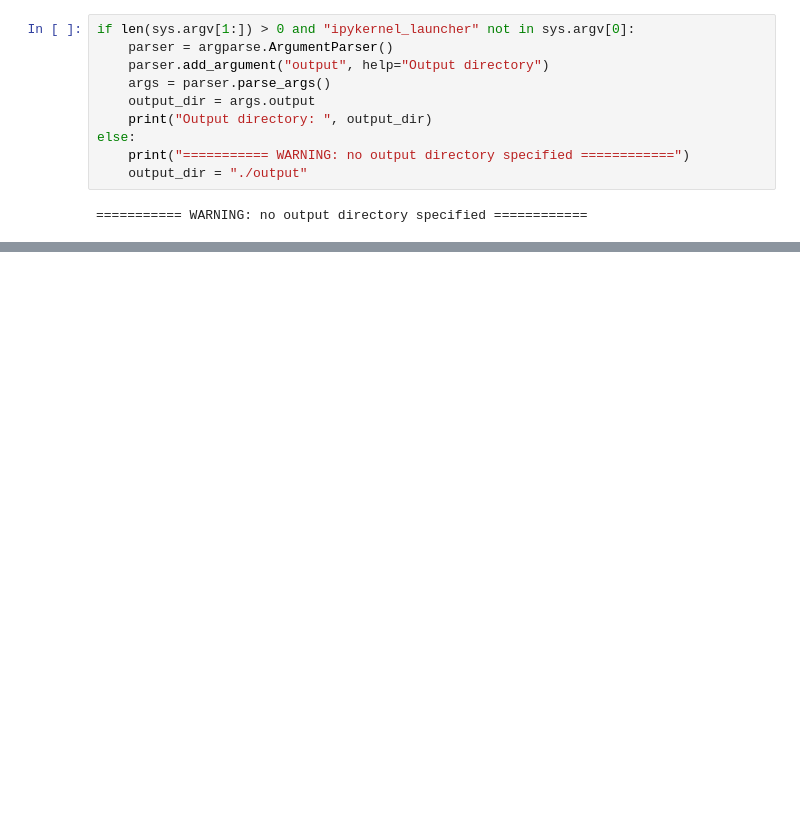
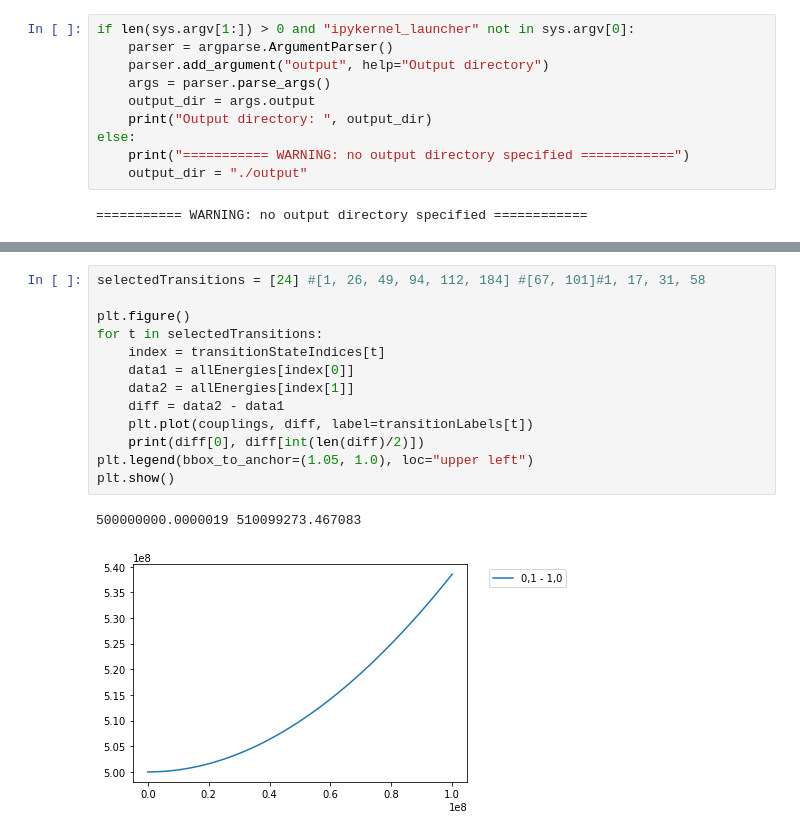
Before and after one commit to alex-simm/c3, a Jupyter notebook: two_transmons_energies.ipynb, the cells around one changed output, grey strips where cells are left out. Drawn from its saved outputs; the diff is of its cells as text; blank space fills up the shorter version.

```diff
--- a/two_transmons_energies.ipynb
+++ b/two_transmons_energies.ipynb
@@ -248,0 +264,16 @@ plt.tight_layout()
+# %%
+selectedTransitions = [24] #[1, 26, 49, 94, 112, 184] #[67, 101]#1, 17, 31, 58
+
+plt.figure()
+for t in selectedTransitions:
+    index = transitionStateIndices[t]
+    data1 = allEnergies[index[0]]
+    data2 = allEnergies[index[1]]
+    diff = data2 - data1
+    plt.plot(couplings, diff, label=transitionLabels[t])
+    print(diff[0], diff[int(len(diff)/2)])
+plt.legend(bbox_to_anchor=(1.05, 1.0), loc="upper left")
+plt.show()
+# %% [output]
+500000000.0000019 510099273.467083
+[figure, added]
```
Also changed, not shown: parts of 12 cells of this notebook.
